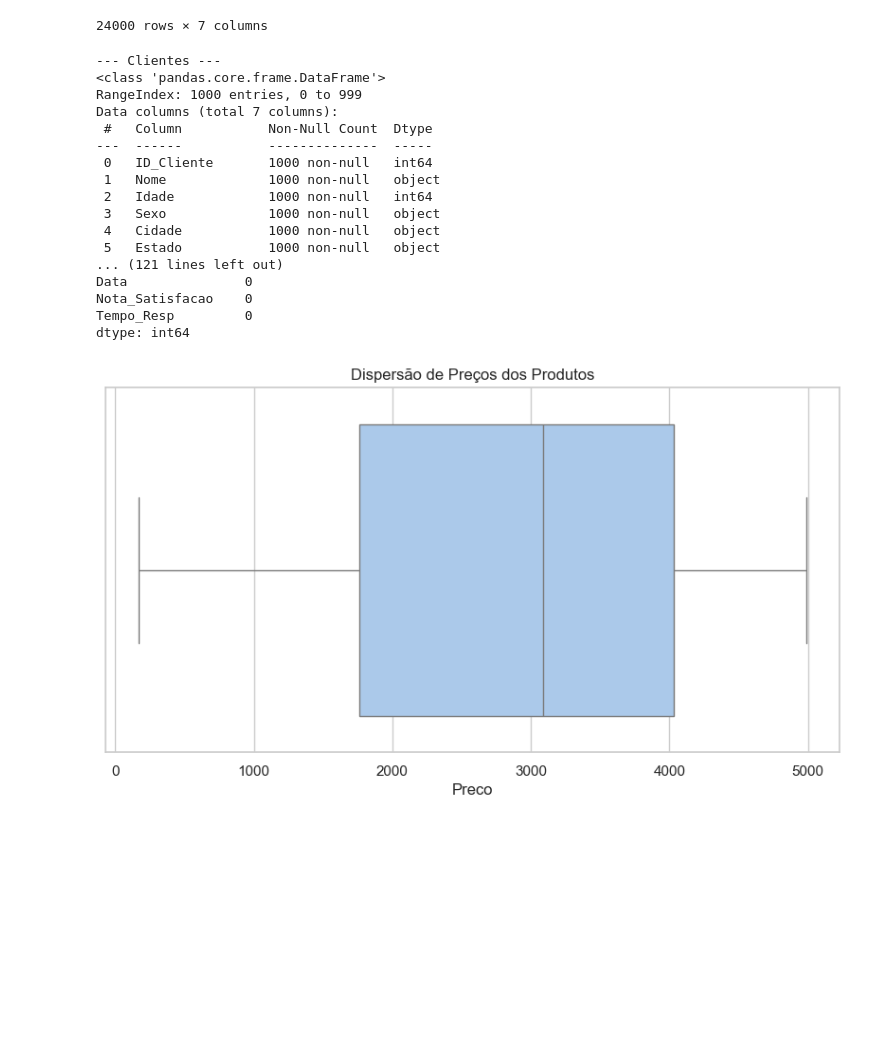
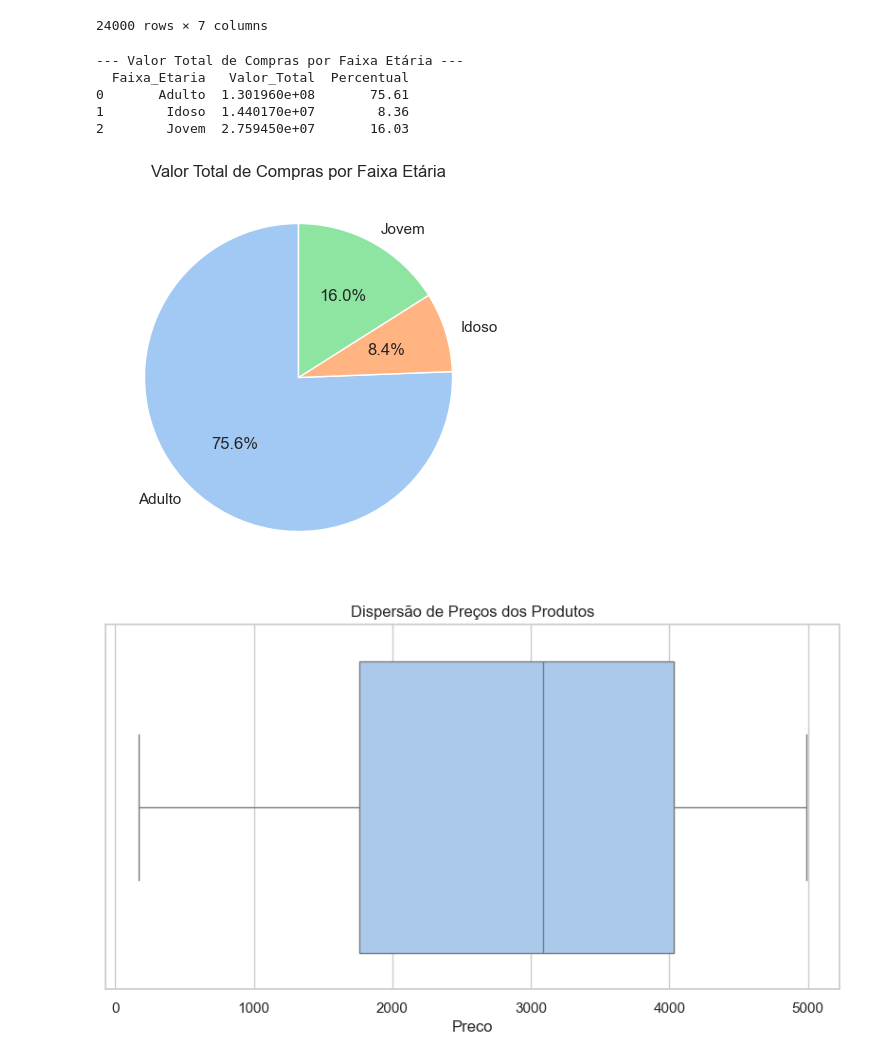
Before and after one commit to leticyanunes/Projeto_NARA, a Jupyter notebook: Projeto.NARA.ipynb, the cells around one changed output. Cells and saved outputs as stored; diff of their text form; code cells hidden in the pictures; blank space fills up the shorter version.

Commit message:
finalizaçao

```diff
--- a/Projeto.NARA.ipynb
+++ b/Projeto.NARA.ipynb
@@ -379,35 +379,50 @@ df_vendas
 | 23998 | 23198 | 269 | 44 | 2025-06-13 | 3 | Loja Física | 9834.99 |
 | 23999 | 23199 | 54 | 23 | 2024-12-02 | 2 | Online | 9296.18 |
 24000 rows × 7 columns
-# %%
-for nome, df in [("Clientes", clientes), ("Produtos", produtos), ("Vendas", df_vendas),
-                 ("Avaliações", avaliacoes), ("Campanhas", campanhas), ("Atendimentos", atendimentos)]:
-    print(f"\n--- {nome} ---")
-    print(df.info())
-    print(df.isnull().sum())
-# %% [output]
---- Clientes ---
-<class 'pandas.core.frame.DataFrame'>
-RangeIndex: 1000 entries, 0 to 999
-Data columns (total 7 columns):
- #   Column           Non-Null Count  Dtype
----  ------           --------------  -----
- 0   ID_Cliente       1000 non-null   int64
- 1   Nome             1000 non-null   object
- 2   Idade            1000 non-null   int64
- 3   Sexo             1000 non-null   object
- 4   Cidade           1000 non-null   object
- 5   Estado           1000 non-null   object
-... (121 lines left out)
-Data               0
-Nota_Satisfacao    0
-Tempo_Resp         0
-dtype: int64
 # %%
 clientes.drop_duplicates(inplace=True)
 produtos.drop_duplicates(inplace=True)
 df_vendas.dropna(inplace=True)
 avaliacoes.dropna(inplace=True)
+# %%
+clientes['Faixa_Etaria'] = np.where(clientes['Idade'] < 26, 'Jovem',
+                                    np.where(clientes['Idade'] > 65, 'Idoso', 'Adulto'))
+
+tabela_final = df_vendas.merge(produtos, on='ID_Produto', how='left')
+tabela_final = tabela_final.merge(clientes, on='ID_Cliente', how='left')
+
+
+tabela_final["Valor_Total"] = tabela_final["Quantidade"] * tabela_final["Preco"]
+
+tabela_final["Faixa_Etaria"] = np.where(tabela_final["Idade"] < 26, "Jovem",
+                                       np.where(tabela_final["Idade"] > 65, "Idoso", "Adulto"))
+
+
+perfil = tabela_final.groupby("Faixa_Etaria")["Valor_Total"].sum().reset_index()
+
+
+total = perfil["Valor_Total"].sum()
+perfil["Percentual"] = (perfil["Valor_Total"] / total * 100).round(2)
+
+print("\n--- Valor Total de Compras por Faixa Etária ---")
+print(perfil)
+
+
+plt.pie(
+    perfil["Valor_Total"],
+    labels=perfil["Faixa_Etaria"],
+    autopct="%1.1f%%",
+    startangle=90
+)
+plt.title("Valor Total de Compras por Faixa Etária")
+plt.show()
+# %% [output]
+--- Valor Total de Compras por Faixa Etária ---
+  Faixa_Etaria   Valor_Total  Percentual
+0       Adulto  1.301960e+08       75.61
+1        Idoso  1.440170e+07        8.36
+2        Jovem  2.759450e+07       16.03
+[figure, added]
 # %%
 produtos['Preco'].describe()
 sns.boxplot(x=produtos['Preco'])
```
Also changed, not shown: parts of 5 cells of this notebook, 3 other files.
